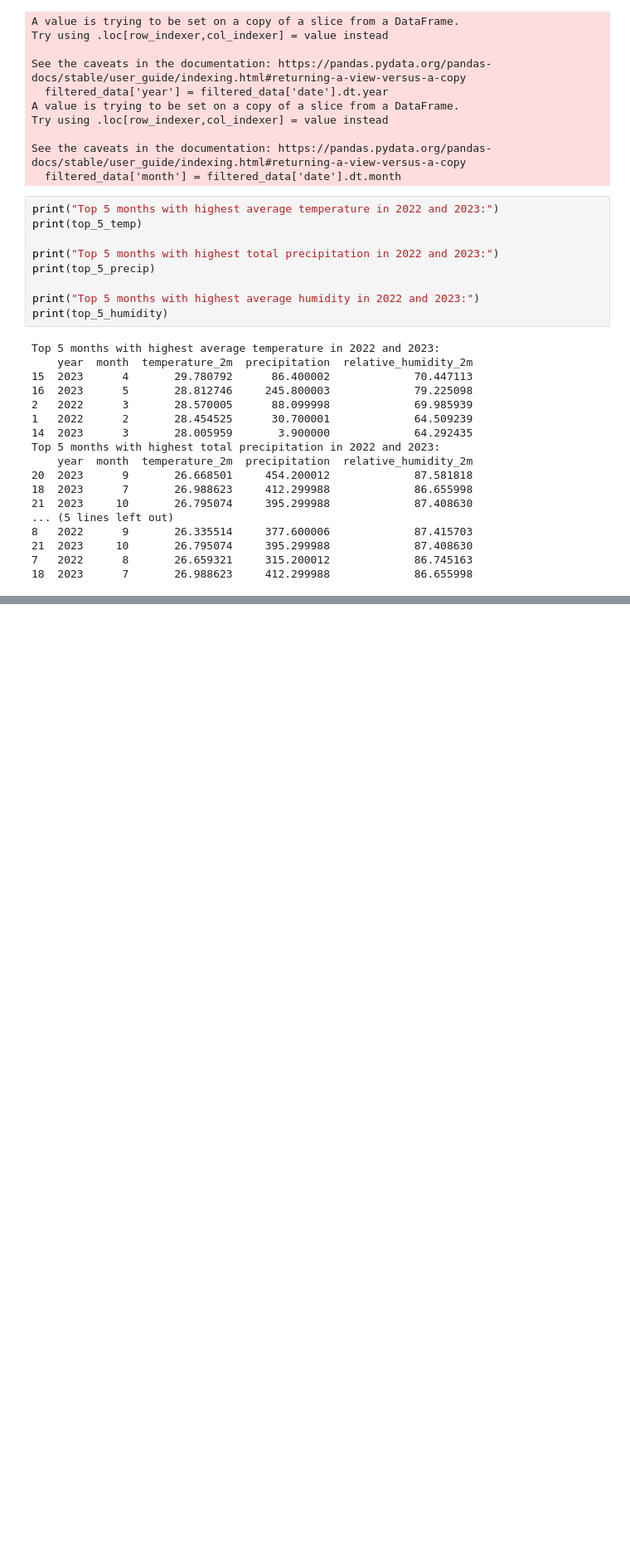
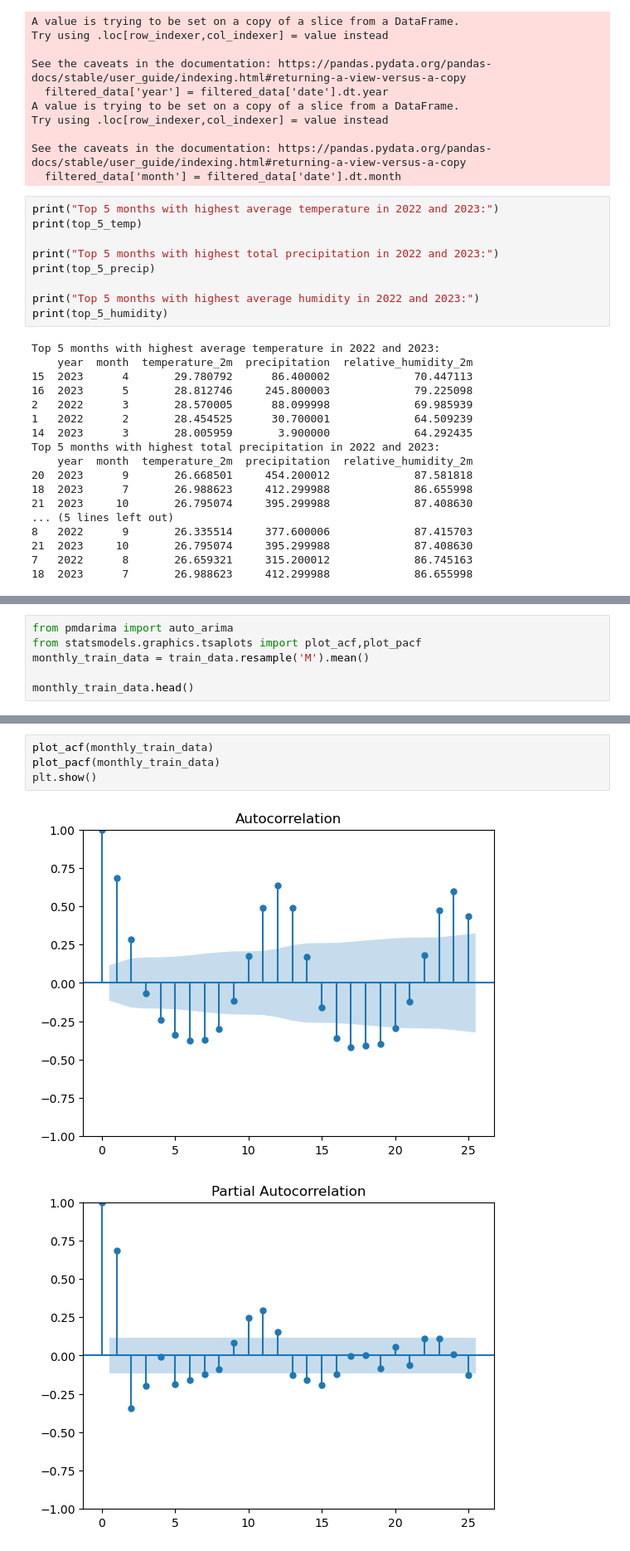
Before and after one commit to ASAPPhat/ML_WeatherForecast, a Jupyter notebook: test.ipynb, the cells around one changed output, grey strips where cells are left out. Shown at 83% size. Drawn from its saved outputs; the diff is of its cells as text; blank space fills up the shorter version.

```diff
--- a/test.ipynb
+++ b/test.ipynb
@@ -468,0 +605,6 @@ Top 5 months with highest total precipitation in 2022 and 2023:
+# %%
+from pmdarima import auto_arima
+from statsmodels.graphics.tsaplots import plot_acf,plot_pacf
+monthly_train_data = train_data.resample('M').mean()
+
+monthly_train_data.head()
@@ -468,0 +619,7 @@ Top 5 months with highest total precipitation in 2022 and 2023:
+# %%
+plot_acf(monthly_train_data)
+plot_pacf(monthly_train_data)
+plt.show()
+# %% [output]
+[figure, added]
+[figure, added]
```
Also changed, not shown: parts of 16 cells of this notebook, 3 other files.
